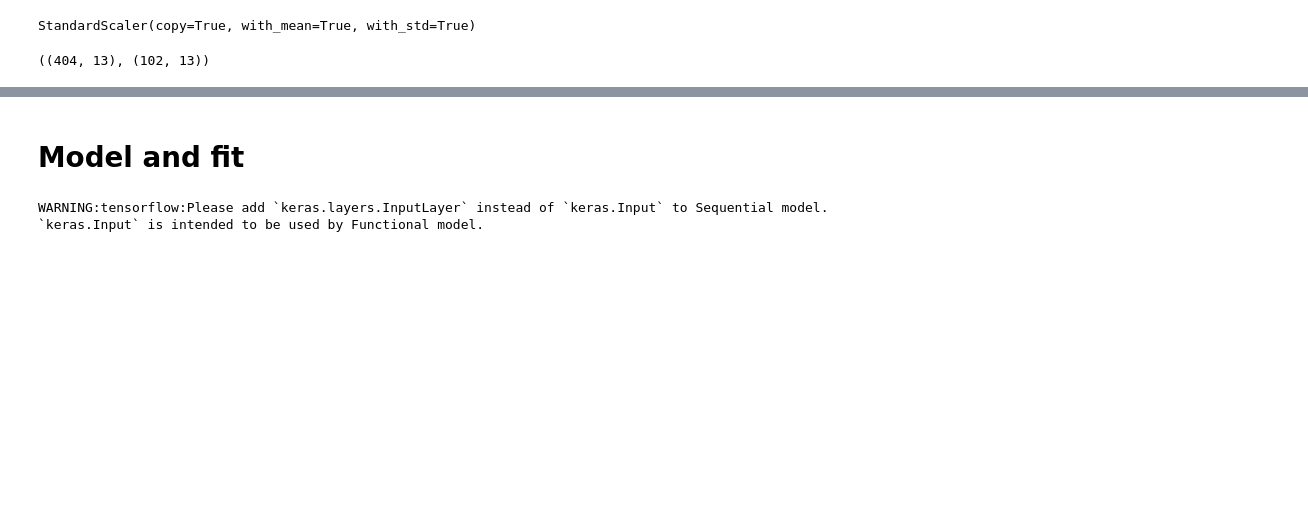
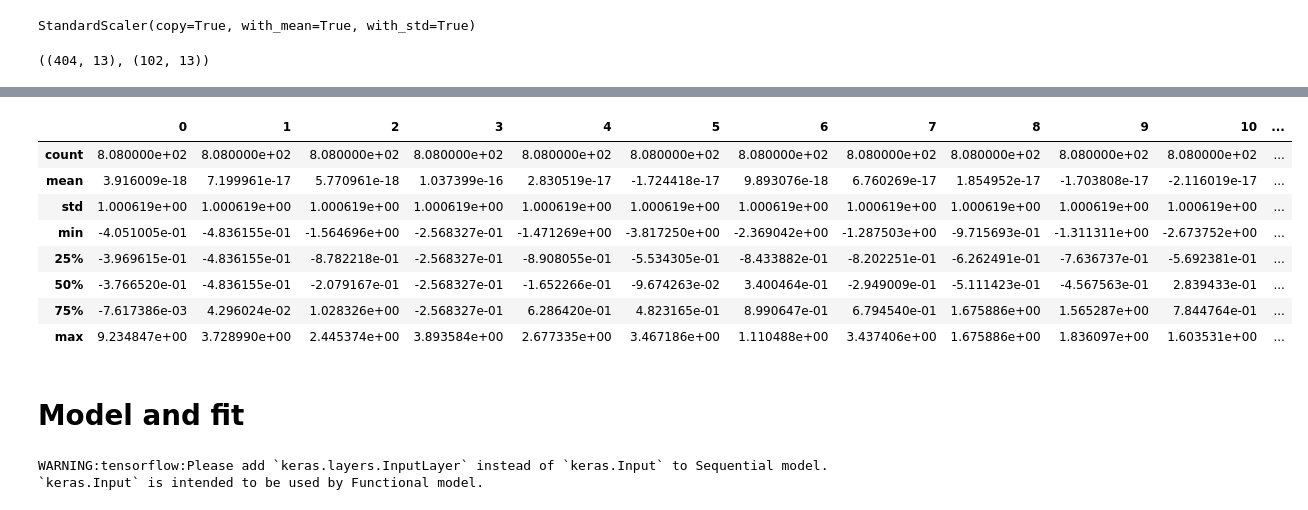
Before and after one commit to tecktonik08/test_deeplearning, a Jupyter notebook: boston_housingWithRegression.ipynb, the cells around one changed output, grey strips where cells are left out. Cells and saved outputs as stored; diff of their text form; code cells hidden in the pictures; blank space fills up the shorter version.

```diff
--- a/boston_housingWithRegression.ipynb
+++ b/boston_housingWithRegression.ipynb
@@ -74,2 +76,16 @@ df.describe()
+# %%
+dfr = pd.read_sql_query('select * from boston_housing_scale_x_train',connect)
+# %%
+dfr.describe()
+# %% [output]
+|  | 0 | 1 | 2 | 3 | 4 | 5 | 6 | 7 | 8 | 9 | 10 | ... |
+| count | 8.080000e+02 | 8.080000e+02 | 8.080000e+02 | 8.080000e+02 | 8.080000e+02 | 8.080000e+02 | 8.080000e+02 | 8.080000e+02 | 8.080000e+02 | 8.080000e+02 | 8.080000e+02 | ... |
+| mean | 3.916009e-18 | 7.199961e-17 | 5.770961e-18 | 1.037399e-16 | 2.830519e-17 | -1.724418e-17 | 9.893076e-18 | 6.760269e-17 | 1.854952e-17 | -1.703808e-17 | -2.116019e-17 | ... |
+| std | 1.000619e+00 | 1.000619e+00 | 1.000619e+00 | 1.000619e+00 | 1.000619e+00 | 1.000619e+00 | 1.000619e+00 | 1.000619e+00 | 1.000619e+00 | 1.000619e+00 | 1.000619e+00 | ... |
+| min | -4.051005e-01 | -4.836155e-01 | -1.564696e+00 | -2.568327e-01 | -1.471269e+00 | -3.817250e+00 | -2.369042e+00 | -1.287503e+00 | -9.715693e-01 | -1.311311e+00 | -2.673752e+00 | ... |
+| 25% | -3.969615e-01 | -4.836155e-01 | -8.782218e-01 | -2.568327e-01 | -8.908055e-01 | -5.534305e-01 | -8.433882e-01 | -8.202251e-01 | -6.262491e-01 | -7.636737e-01 | -5.692381e-01 | ... |
+| 50% | -3.766520e-01 | -4.836155e-01 | -2.079167e-01 | -2.568327e-01 | -1.652266e-01 | -9.674263e-02 | 3.400464e-01 | -2.949009e-01 | -5.111423e-01 | -4.567563e-01 | 2.839433e-01 | ... |
+| 75% | -7.617386e-03 | 4.296024e-02 | 1.028326e+00 | -2.568327e-01 | 6.286420e-01 | 4.823165e-01 | 8.990647e-01 | 6.794540e-01 | 1.675886e+00 | 1.565287e+00 | 7.844764e-01 | ... |
+| max | 9.234847e+00 | 3.728990e+00 | 2.445374e+00 | 3.893584e+00 | 2.677335e+00 | 3.467186e+00 | 1.110488e+00 | 3.437406e+00 | 1.675886e+00 | 1.836097e+00 | 1.603531e+00 | ... |
 # %% [markdown]
 # Model and fit
```
Also changed, not shown: parts of 14 cells of this notebook.
